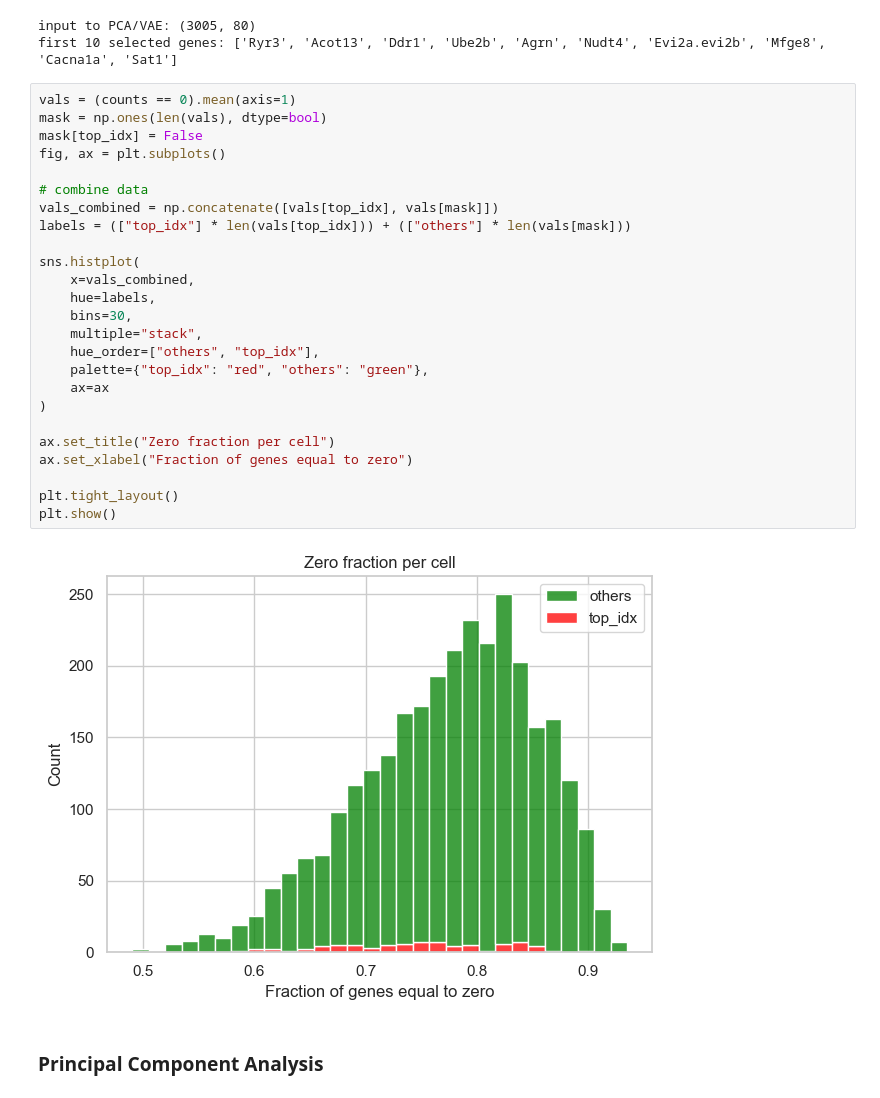
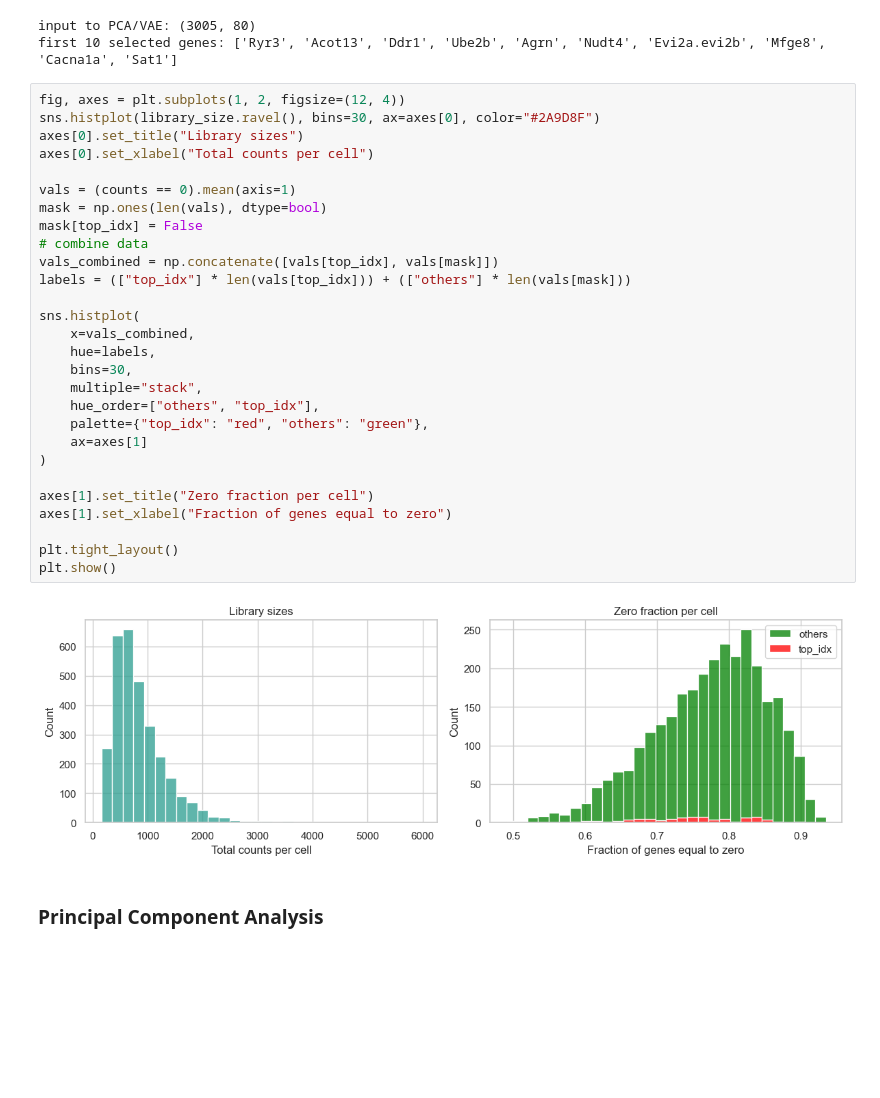
Before and after one commit to nikita-jaya/gene-expression-project, a Jupyter notebook: gene-expression-code.ipynb, the cells around one changed output. Cells and saved outputs as stored; diff of their text form; blank space fills up the shorter version.

Commit message:
images

```diff
--- a/gene-expression-code.ipynb
+++ b/gene-expression-code.ipynb
@@ -134,32 +134,35 @@ print("first 10 selected genes:", [gene_names[i] for i in top_idx[:10]])
 input to PCA/VAE: (3005, 80)
 first 10 selected genes: ['Ryr3', 'Acot13', 'Ddr1', 'Ube2b', 'Agrn', 'Nudt4', 'Evi2a.evi2b', 'Mfge8', 'Cacna1a', 'Sat1']
 # %%
+fig, axes = plt.subplots(1, 2, figsize=(12, 4))
+sns.histplot(library_size.ravel(), bins=30, ax=axes[0], color="#2A9D8F")
+axes[0].set_title("Library sizes")
+axes[0].set_xlabel("Total counts per cell")
+
 vals = (counts == 0).mean(axis=1)
 mask = np.ones(len(vals), dtype=bool)
 mask[top_idx] = False
-fig, ax = plt.subplots()
-
 # combine data
 vals_combined = np.concatenate([vals[top_idx], vals[mask]])
 labels = (["top_idx"] * len(vals[top_idx])) + (["others"] * len(vals[mask]))
 
 sns.histplot(
     x=vals_combined,
     hue=labels,
     bins=30,
     multiple="stack",
     hue_order=["others", "top_idx"],
     palette={"top_idx": "red", "others": "green"},
-    ax=ax
+    ax=axes[1]
 )
 
-ax.set_title("Zero fraction per cell")
-ax.set_xlabel("Fraction of genes equal to zero")
+axes[1].set_title("Zero fraction per cell")
+axes[1].set_xlabel("Fraction of genes equal to zero")
 
 plt.tight_layout()
 plt.show()
 # %% [output]
-[figure, old version]
+[figure, new version]
 # %% [markdown]
 ### Principal Component Analysis
 # %%
```
Also changed, not shown: parts of 5 cells of this notebook.
